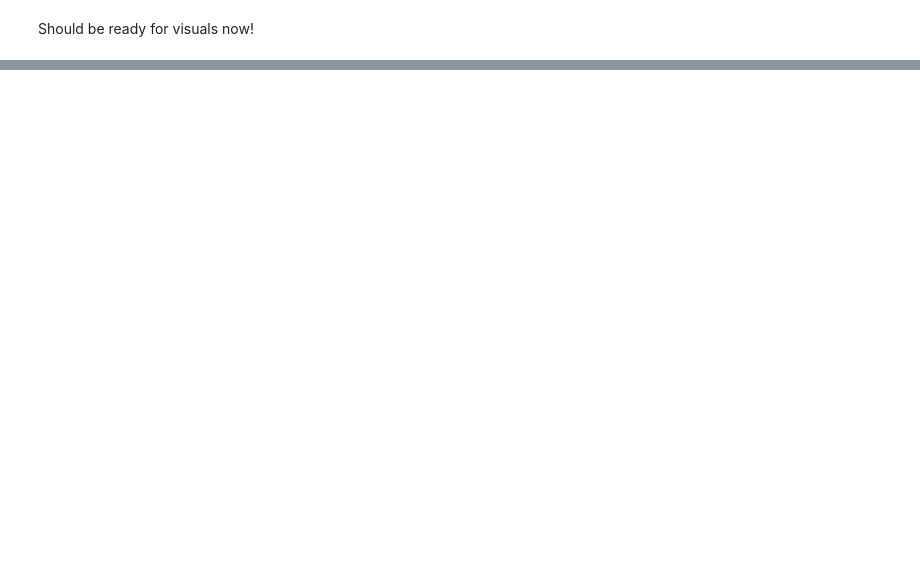
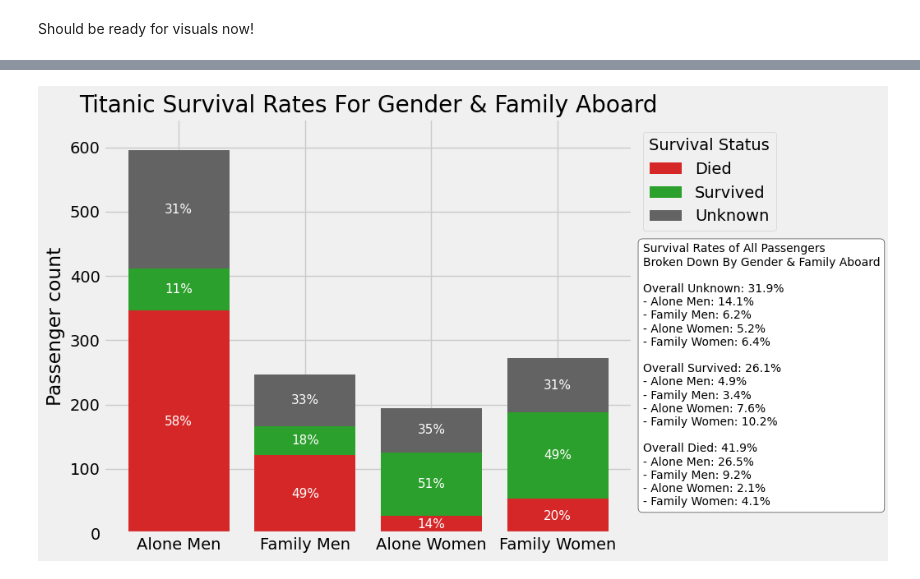
Before and after one commit to EthanStanks/DATA6550-Visualization, a Jupyter notebook: code/Ethan_Sandbox.ipynb, the cells around one changed output, grey strips where cells are left out. Cells and saved outputs as stored; diff of their text form; code cells hidden in the pictures; blank space fills up the shorter version.

Commit message:
My 4 visuals are complete

```diff
--- a/code/Ethan_Sandbox.ipynb
+++ b/code/Ethan_Sandbox.ipynb
@@ -704,0 +731,5 @@ Should be ready for visuals now!
+# %%
+def create_survival_status(df):
+    if df['Survived'] == 1.0: return "Survived"
+    elif df['Survived'] == 0.0: return "Died"
+    else: return "Unknown"
@@ -704,0 +748,14 @@ Should be ready for visuals now!
+# %%
+classes = np.array([1, 2, 3])
+
+overall_counts = df_poor_rich_all_survived_status["survival_status"].value_counts(dropna=False)
+overall_total = overall_counts.sum()
+overall_died = overall_counts.get("Died", 0) / overall_total
+overall_survived = overall_counts.get("Survived", 0) / overall_total
+overall_unkown = overall_counts.get("Unknown", 0) / overall_total
+
+class_rates = survival_rates_group[["Died", "Survived", "Unknown"]]
+class_rates_percentages = class_rates / overall_total
+overall_died_rate = class_rates_percentages["Died"].sum()
+overall_survived_rate = class_rates_percentages["Survived"].sum()
+overall_unknown_rate = class_rates_percentages["Unknown"].sum()
@@ -704,0 +914,61 @@ Should be ready for visuals now!
+# %%
+fig, ax = plt.subplots(figsize=(13, 6))
+bar_heights = [0, 0, 0, 0]
+
+for status in ["Died", "Survived", "Unknown"]:
+    vals = sexalone_counts_group[status].values
+    ax.bar(num_of_groups, vals, bottom = bar_heights, color = accurate_colors[status], label = status)
+    bar_heights += vals
+
+max_height = np.nanmax(bar_heights)
+
+ax.set_title("Titanic Survival Rates For Gender & Family Aboard")
+ax.legend(title="Survival Status", loc="center left", bbox_to_anchor=(1.02, 0.85), borderaxespad=0)
+
+ax.set_xlabel("")
+ax.set_xticks(num_of_groups)
+ax.set_xticklabels(gender_groups)
+
+ax.set_ylabel("Passenger count")
+ax.set_ylim(0, max_height * 1.08)
+
+
+# overall info box
+info_text = (
+    "Survival Rates of All Passengers\nBroken Down By Gender & Family Aboard\n\n"
+    f"Overall Unknown: {overall_unknown_rate2:.1%}\n"
+    f"- Alone Men: {sexalone_group_percentages.loc['Alone Men','Unknown']:.1%}\n"
+    f"- Family Men: {sexalone_group_percentages.loc['Family Men','Unknown']:.1%}\n"
+    f"- Alone Women: {sexalone_group_percentages.loc['Alone Women','Unknown']:.1%}\n"
+    f"- Family Women: {sexalone_group_percentages.loc['Family Women','Unknown']:.1%}\n\n"
+    f"Overall Survived: {overall_survived_rate2:.1%}\n"
+    f"- Alone Men: {sexalone_group_percentages.loc['Alone Men','Survived']:.1%}\n"
+    f"- Family Men: {sexalone_group_percentages.loc['Family Men','Survived']:.1%}\n"
+    f"- Alone Women: {sexalone_group_percentages.loc['Alone Women','Survived']:.1%}\n"
+    f"- Family Women: {sexalone_group_percentages.loc['Family Women','Survived']:.1%}\n\n"
+    f"Overall Died: {overall_died_rate2:.1%}\n"
+    f"- Alone Men: {sexalone_group_percentages.loc['Alone Men','Died']:.1%}\n"
+    f"- Family Men: {sexalone_group_percentages.loc['Family Men','Died']:.1%}\n"
+    f"- Alone Women: {sexalone_group_percentages.loc['Alone Women','Died']:.1%}\n"
+    f"- Family Women: {sexalone_group_percentages.loc['Family Women','Died']:.1%}"
+)
+ax.text(1.02, 0.7, info_text, transform=ax.transAxes, ha="left", va="top", fontsize=10, bbox=dict(boxstyle="round, pad=0.4", fc="white", ec="#444444"))
+
+# inner group % labels
+status_chunks = [0.0, 0.0, 0.0, 0.0]
+for status in ["Died", "Survived", "Unknown"]:
+    vals = sexalone_counts_group[status].values
+    if status == "Died": status_percent = sexalone_died_percent
+    elif status == "Survived": status_percent = sexalone_survived_percent
+    else: status_percent = sexalone_unknown_percent
+
+    for i, group_name in enumerate(gender_groups):
+        y_center = status_chunks[i] + vals[i] / 2
+        ax.text(i, y_center, f"{status_percent.loc[group_name]:.0%}", ha = "center", va = "center", fontsize = 11, color = "white")
+    status_chunks += vals
+
+plt.tight_layout(rect=[0, 0, 0.82, 1])
+plt.savefig("../analysis/Ethan_Accurate_TitanicSurvivalRatesForGenderFamilyAboard.png")
+plt.show()
+# %% [output]
+[figure, added]
```
Also changed, not shown: parts of 19 cells of this notebook, 4 other files.
